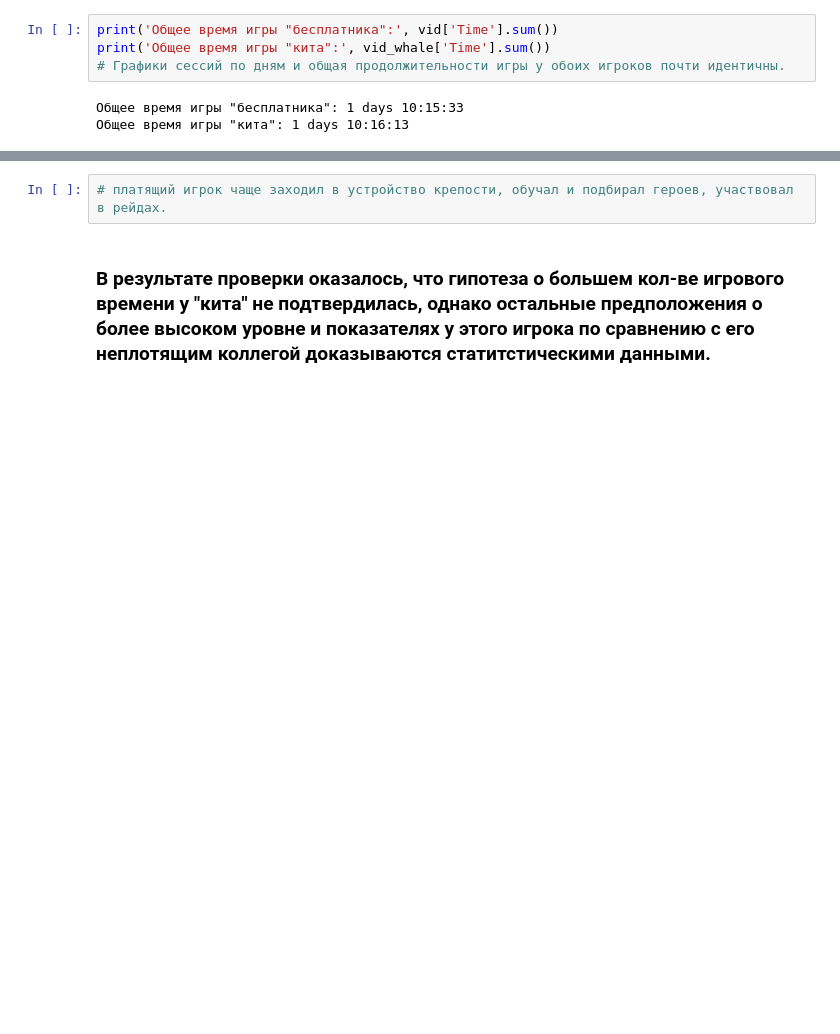
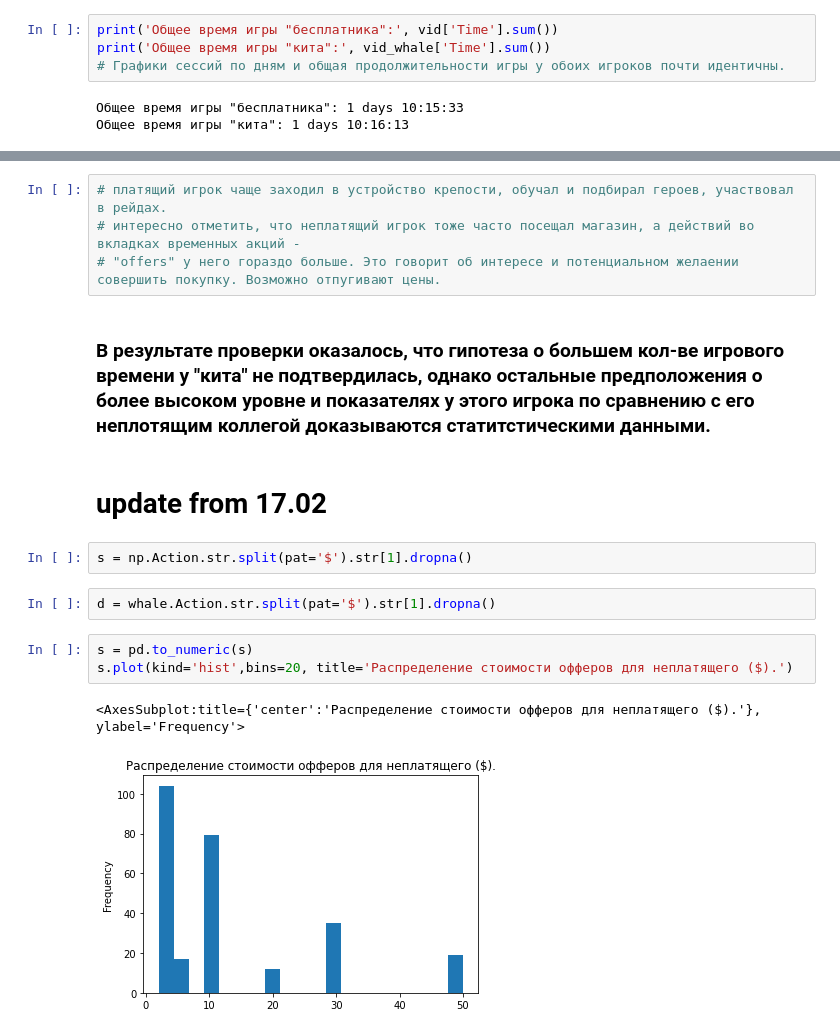
Before and after one commit to ArthurIryshkov/AIrepos, a Jupyter notebook: diploma.ipynb, the cells around one changed output, grey strips where cells are left out. Drawn from its saved outputs; the diff is of its cells as text; blank space fills up the shorter version.

```diff
--- a/diploma.ipynb
+++ b/diploma.ipynb
@@ -197,5 +209,19 @@ Offers        234
 Name: Tag, dtype: int64
 # %%
 # платящий игрок чаще заходил в устройство крепости, обучал и подбирал героев, участвовал в рейдах.
+# интересно отметить, что неплатящий игрок тоже часто посещал магазин, а действий во вкладках временных акций -
+# "offers" у него гораздо больше. Это говорит об интересе и потенциальном желаении совершить покупку. Возможно отпугивают цены.
 # %% [markdown]
 ### В результате проверки оказалось, что гипотеза о большем кол-ве игрового времени у "кита" не подтвердилась, однако остальные предположения о более высоком уровне и показателях у этого игрока по сравнению с его неплотящим коллегой доказываются статитстическими данными.
+# %% [markdown]
+# update from 17.02
+# %%
+s = np.Action.str.split(pat='$').str[1].dropna()
+# %%
+d = whale.Action.str.split(pat='$').str[1].dropna()
+# %%
+s = pd.to_numeric(s)
+s.plot(kind='hist',bins=20, title='Распределение стоимости офферов для неплатящего ($).')
+# %% [output]
+<AxesSubplot:title={'center':'Распределение стоимости офферов для неплатящего ($).'}, ylabel='Frequency'>
+[figure, added]
```
Also changed, not shown: parts of 8 cells of this notebook.
